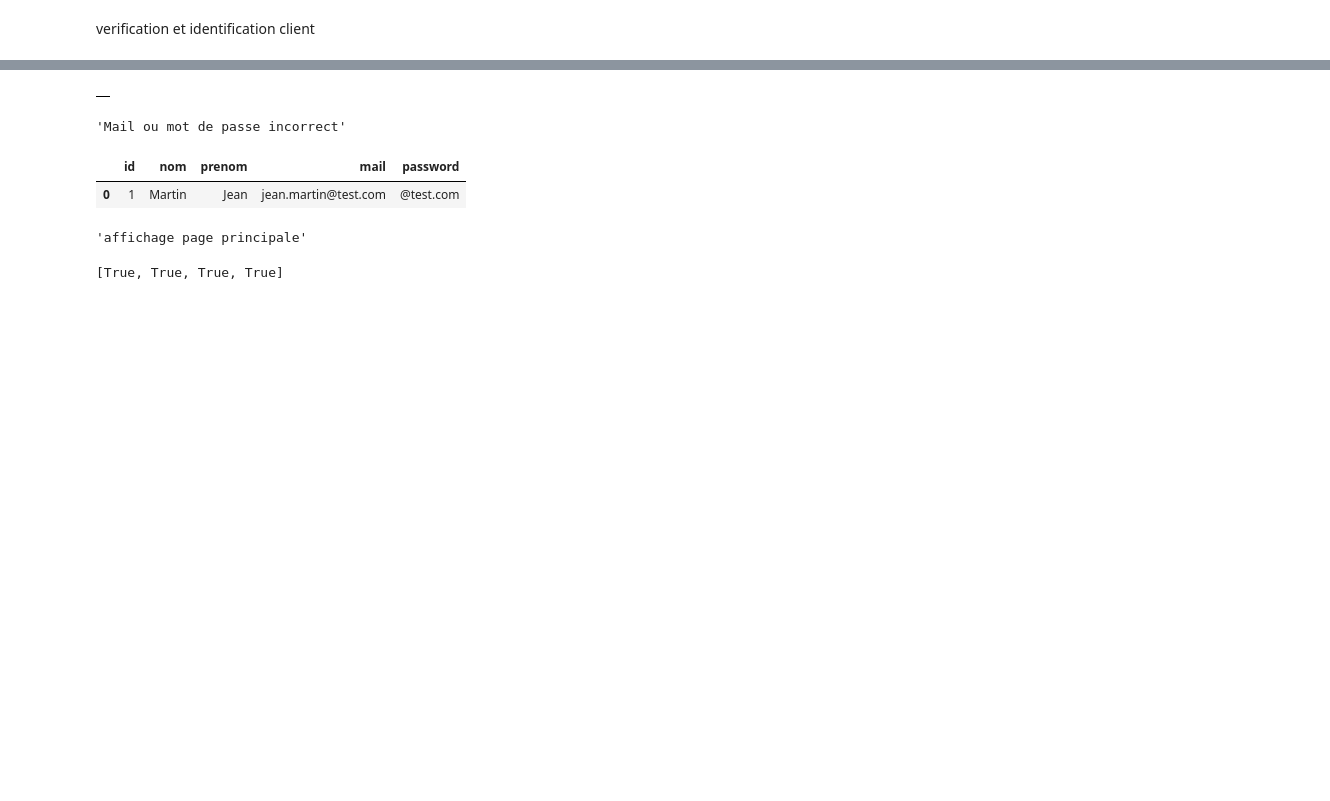
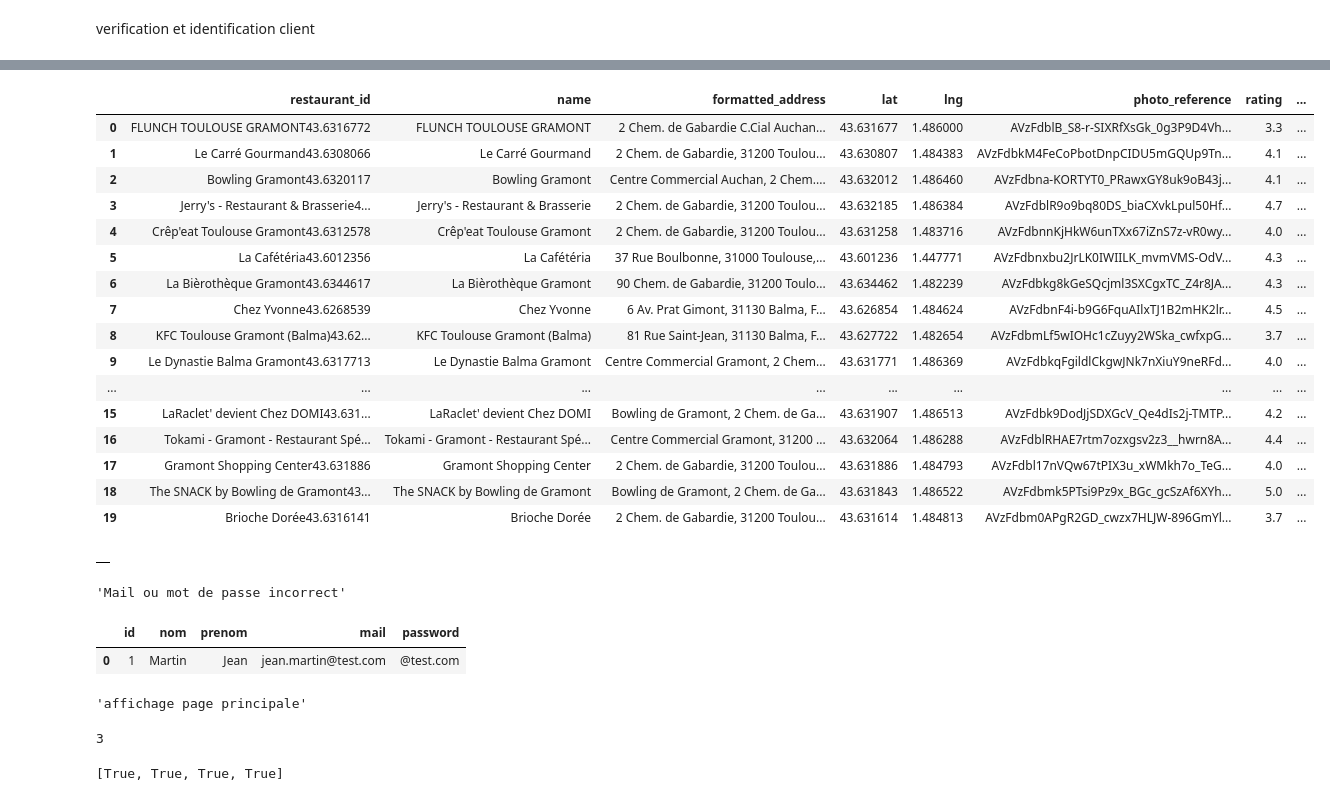
Before and after one commit to Ghali65/Robot_Bistrot, a Jupyter notebook: Api google map.ipynb, the cells around one changed output, grey strips where cells are left out. Saved outputs shown, nothing was run; the diff lists cells and outputs as text; code cells hidden in the pictures; blank space fills up the shorter version.

```diff
--- a/Api google map.ipynb
+++ b/Api google map.ipynb
@@ -89,0 +120,14 @@ secret_pass = input('Password')
+# %%
+from datetime import datetime
+
+now = datetime.now()
+
+
+def get_formatted_datetime():
+    now = datetime.now()
+    return now.strftime("%Y-%m-%d %H:%M:%S")
+
+# Appliquer la fonction et créer la colonne 'date'
+df['date'] = df.apply(lambda row: get_formatted_datetime(), axis=1)
+
+df.to_sql(name='query', con=engine, if_exists = 'append', index=False)
@@ -90,3 +139,23 @@ secret_pass = input('Password')
+# %%
+df
+# %% [output]
+|  | restaurant_id | name | formatted_address | lat | lng | photo_reference | rating | ... |
+| 0 | FLUNCH TOULOUSE GRAMONT43.6316772 | FLUNCH TOULOUSE GRAMONT | 2 Chem. de Gabardie C.Cial Auchan... | 43.631677 | 1.486000 | AVzFdblB_S8-r-SIXRfXsGk_0g3P9D4Vh... | 3.3 | ... |
+| 1 | Le Carré Gourmand43.6308066 | Le Carré Gourmand | 2 Chem. de Gabardie, 31200 Toulou... | 43.630807 | 1.484383 | AVzFdbkM4FeCoPbotDnpCIDU5mGQUp9Tn... | 4.1 | ... |
+| 2 | Bowling Gramont43.6320117 | Bowling Gramont | Centre Commercial Auchan, 2 Chem.... | 43.632012 | 1.486460 | AVzFdbna-KORTYT0_PRawxGY8uk9oB43j... | 4.1 | ... |
+| 3 | Jerry's - Restaurant & Brasserie4... | Jerry's - Restaurant & Brasserie | 2 Chem. de Gabardie, 31200 Toulou... | 43.632185 | 1.486384 | AVzFdblR9o9bq80DS_biaCXvkLpul50Hf... | 4.7 | ... |
+| 4 | Crêp'eat Toulouse Gramont43.6312578 | Crêp'eat Toulouse Gramont | 2 Chem. de Gabardie, 31200 Toulou... | 43.631258 | 1.483716 | AVzFdbnnKjHkW6unTXx67iZnS7z-vR0wy... | 4.0 | ... |
+| 5 | La Cafétéria43.6012356 | La Cafétéria | 37 Rue Boulbonne, 31000 Toulouse,... | 43.601236 | 1.447771 | AVzFdbnxbu2JrLK0IWIILK_mvmVMS-OdV... | 4.3 | ... |
+| 6 | La Bièrothèque Gramont43.6344617 | La Bièrothèque Gramont | 90 Chem. de Gabardie, 31200 Toulo... | 43.634462 | 1.482239 | AVzFdbkg8kGeSQcjml3SXCgxTC_Z4r8JA... | 4.3 | ... |
+| 7 | Chez Yvonne43.6268539 | Chez Yvonne | 6 Av. Prat Gimont, 31130 Balma, F... | 43.626854 | 1.484624 | AVzFdbnF4i-b9G6FquAIlxTJ1B2mHK2lr... | 4.5 | ... |
+| 8 | KFC Toulouse Gramont (Balma)43.62... | KFC Toulouse Gramont (Balma) | 81 Rue Saint-Jean, 31130 Balma, F... | 43.627722 | 1.482654 | AVzFdbmLf5wIOHc1cZuyy2WSka_cwfxpG... | 3.7 | ... |
+| 9 | Le Dynastie Balma Gramont43.6317713 | Le Dynastie Balma Gramont | Centre Commercial Gramont, 2 Chem... | 43.631771 | 1.486369 | AVzFdbkqFgildlCkgwJNk7nXiuY9neRFd... | 4.0 | ... |
+| ... | ... | ... | ... | ... | ... | ... | ... | ... |
+| 15 | LaRaclet' devient Chez DOMI43.631... | LaRaclet' devient Chez DOMI | Bowling de Gramont, 2 Chem. de Ga... | 43.631907 | 1.486513 | AVzFdbk9DodJjSDXGcV_Qe4dIs2j-TMTP... | 4.2 | ... |
+| 16 | Tokami - Gramont - Restaurant Spé... | Tokami - Gramont - Restaurant Spé... | Centre Commercial Gramont, 31200 ... | 43.632064 | 1.486288 | AVzFdblRHAE7rtm7ozxgsv2z3__hwrn8A... | 4.4 | ... |
+| 17 | Gramont Shopping Center43.631886 | Gramont Shopping Center | 2 Chem. de Gabardie, 31200 Toulou... | 43.631886 | 1.484793 | AVzFdbl17nVQw67tPIX3u_xWMkh7o_TeG... | 4.0 | ... |
+| 18 | The SNACK by Bowling de Gramont43... | The SNACK by Bowling de Gramont | Bowling de Gramont, 2 Chem. de Ga... | 43.631843 | 1.486522 | AVzFdbmk5PTsi9Pz9x_BGc_gcSzAf6XYh... | 5.0 | ... |
+| 19 | Brioche Dorée43.6316141 | Brioche Dorée | 2 Chem. de Gabardie, 31200 Toulou... | 43.631614 | 1.484813 | AVzFdbm0APgR2GD_cwzx7HLJW-896GmYl... | 3.7 | ... |
 # %%
 #verification idenfication
 
@@ -120,3 +191,7 @@ display('affichage page principale')
+# %%
+test[1]
+# %% [output]
+3
 # %%
 import re
 
```
Also changed, not shown: parts of 5 cells of this notebook.
